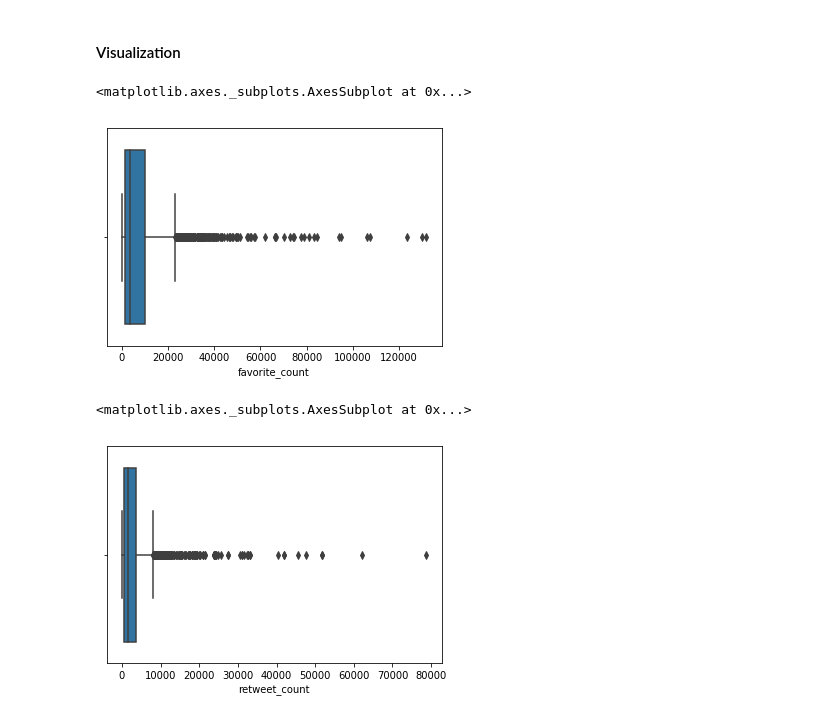
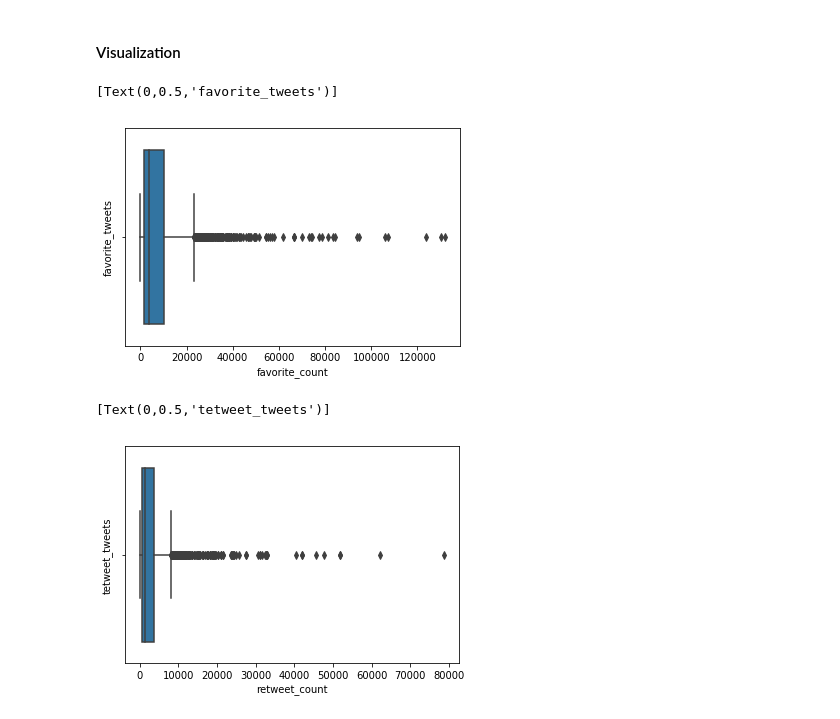
Before and after one commit to liuyang21cn/Udacity-DAND, a Jupyter notebook: 2-Data-Wrangling/Wrangle-And-Analyze-Data-Project/wrangle_act.ipynb, the cells around one changed output. Saved outputs shown, nothing was run; the diff lists cells and outputs as text; code cells hidden in the pictures.

```diff
--- a/2-Data-Wrangling/Wrangle-And-Analyze-Data-Project/wrangle_act.ipynb
+++ b/2-Data-Wrangling/Wrangle-And-Analyze-Data-Project/wrangle_act.ipynb
@@ -403,11 +423,13 @@ import matplotlib
 %matplotlib inline
 # %%
-sns.boxplot(x = tweets_clean['favorite_count'])
+ax1 = sns.boxplot(x = tweets_clean['favorite_count'])
+ax1.set(ylabel = 'favorite_tweets')
 # %% [output]
-<matplotlib.axes._subplots.AxesSubplot at 0x...>
+[Text(0,0.5,'favorite_tweets')]
-[figure, old version]
+[figure, new version]
 # %%
-sns.boxplot(x = tweets_clean['retweet_count'])
+ax2 = sns.boxplot(x = tweets_clean['retweet_count'])
+ax2.set(ylabel = 'tetweet_tweets')
 # %% [output]
-<matplotlib.axes._subplots.AxesSubplot at 0x...>
+[Text(0,0.5,'tetweet_tweets')]
-[figure, old version]
+[figure, new version]
```
Also changed, not shown: parts of 10 cells of this notebook, 7 other files.
